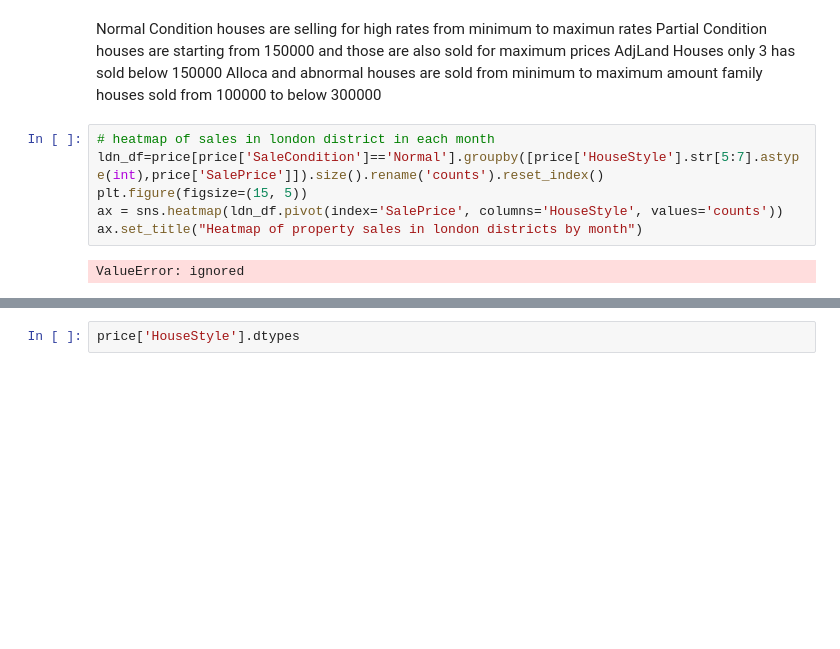
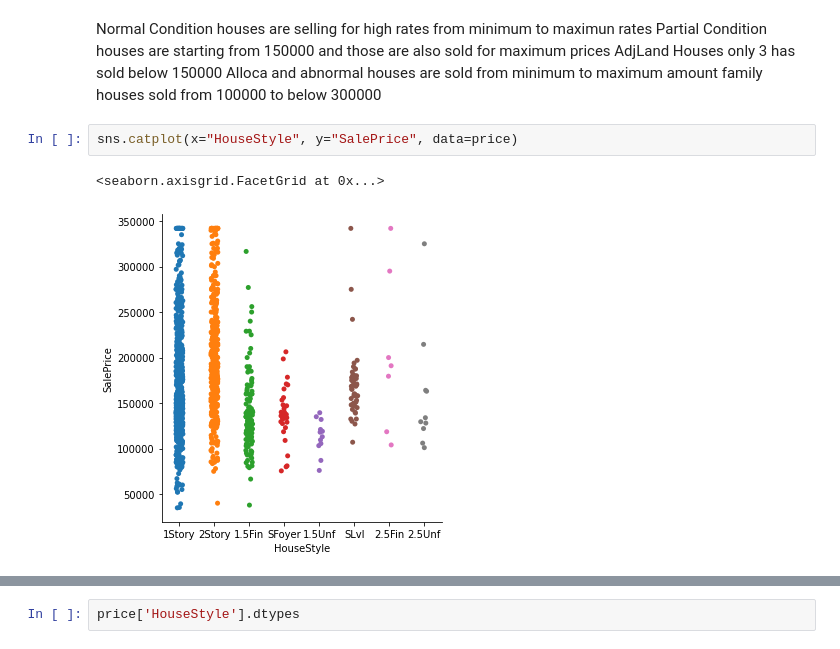
Before and after one commit to KaviyaKathiroli/MyWorks, a Jupyter notebook: FlipHomePrice/housing_collab.ipynb, the cells around one changed output, grey strips where cells are left out. Cells and saved outputs as stored; diff of their text form; blank space fills up the shorter version.

```diff
--- a/FlipHomePrice/housing_collab.ipynb
+++ b/FlipHomePrice/housing_collab.ipynb
@@ -543,11 +543,8 @@ Partial Condition houses are starting from 150000 and those are also sold for ma
 AdjLand Houses only 3 has sold below 150000
 Alloca and abnormal houses are sold from minimum to maximum amount
 family houses sold from 100000 to below 300000
-# %%
-# heatmap of sales in london district in each month
-ldn_df=price[price['SaleCondition']=='Normal'].groupby([price['HouseStyle'].str[5:7].astype(int),price['SalePrice']]).size().rename('counts').reset_index()
-plt.figure(figsize=(15, 5))
-ax = sns.heatmap(ldn_df.pivot(index='SalePrice', columns='HouseStyle', values='counts'))
-ax.set_title("Heatmap of property sales in london districts by month")
-# %% [output]
-ValueError: ignored
+# %%
+sns.catplot(x="HouseStyle", y="SalePrice", data=price)
+# %% [output]
+<seaborn.axisgrid.FacetGrid at 0x...>
+[figure, added]
```
Also changed, not shown: parts of 1 cell of this notebook.
